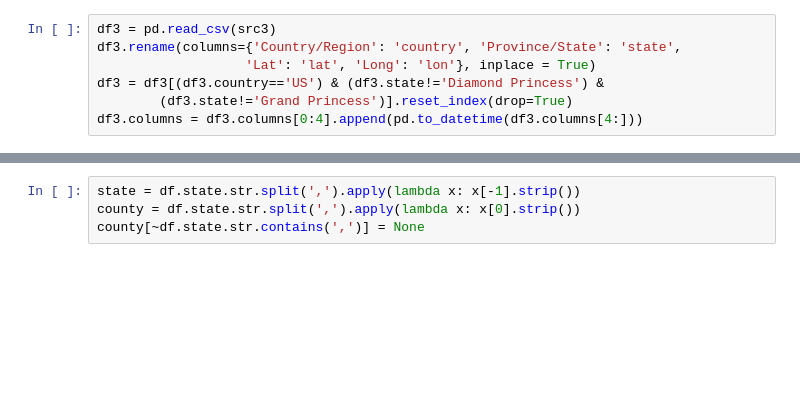
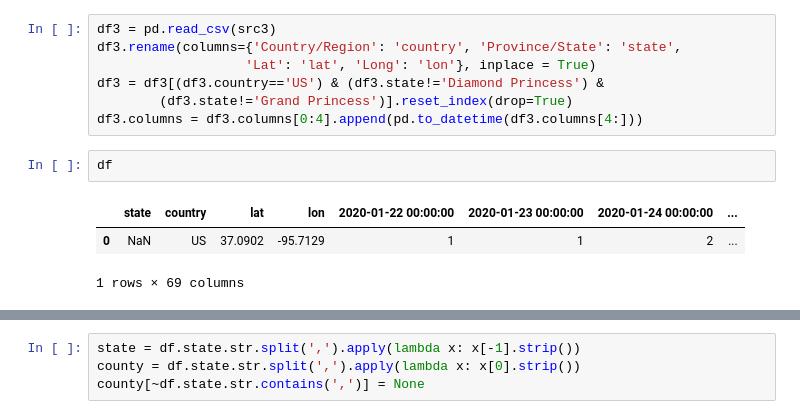
Before and after one commit to zdefne-usgs/covid_dashboard, a Jupyter notebook: covid_interactive_countries.ipynb, the cells around one changed output, grey strips where cells are left out. Drawn from its saved outputs; the diff is of its cells as text; blank space fills up the shorter version.

```diff
--- a/covid_interactive_countries.ipynb
+++ b/covid_interactive_countries.ipynb
@@ -39,3 +38,9 @@ df3.rename(columns={'Country/Region': 'country', 'Province/State': 'state',
 df3 = df3[(df3.country=='US') & (df3.state!='Diamond Princess') &
         (df3.state!='Grand Princess')].reset_index(drop=True)
 df3.columns = df3.columns[0:4].append(pd.to_datetime(df3.columns[4:]))
+# %%
+df
+# %% [output]
+|  | state | country | lat | lon | 2020-01-22 00:00:00 | 2020-01-23 00:00:00 | 2020-01-24 00:00:00 | ... |
+| 0 | NaN | US | 37.0902 | -95.7129 | 1 | 1 | 2 | ... |
+1 rows × 69 columns
```
Also changed, not shown: parts of 22 cells of this notebook, 1 other file.
